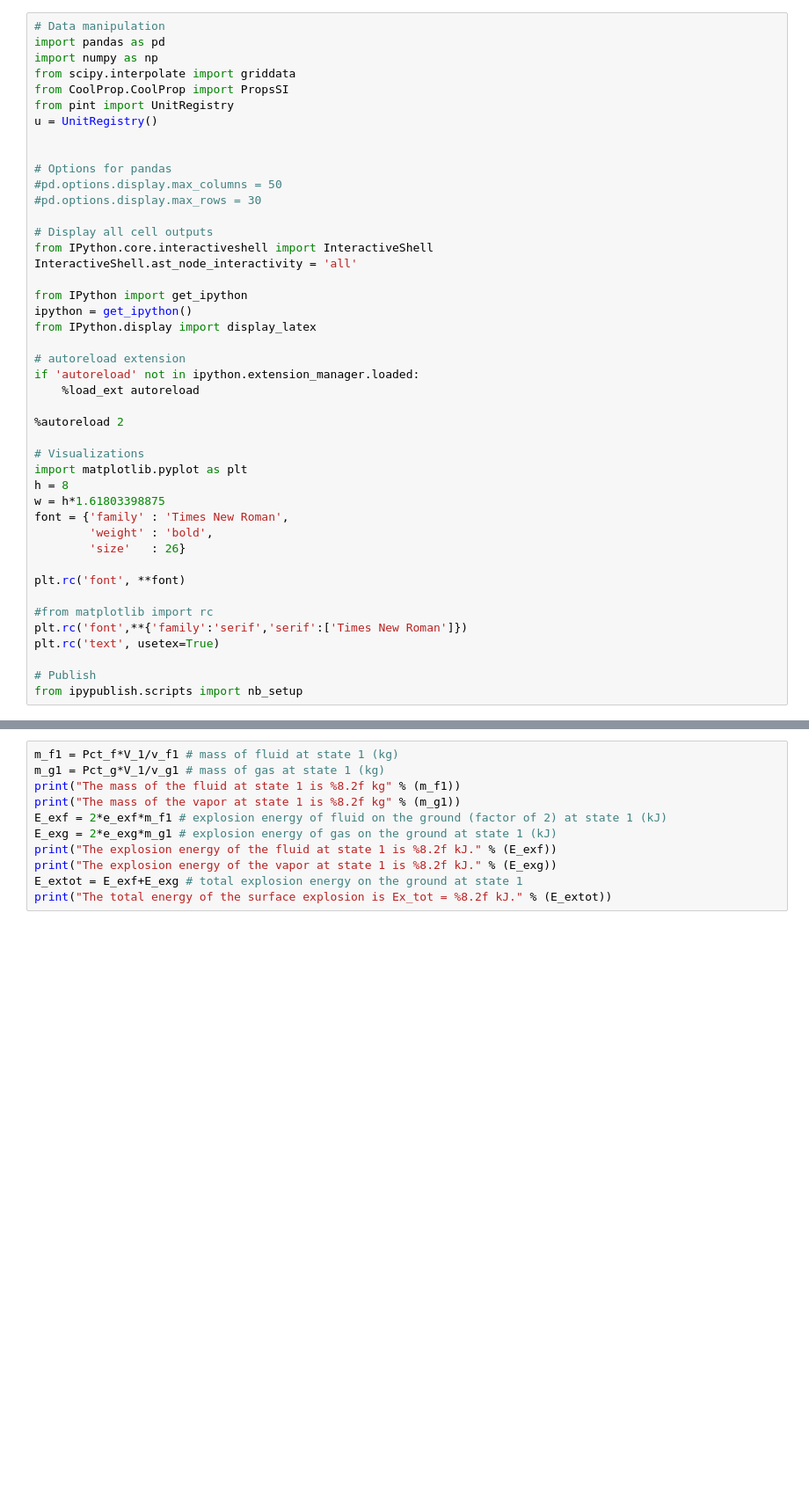
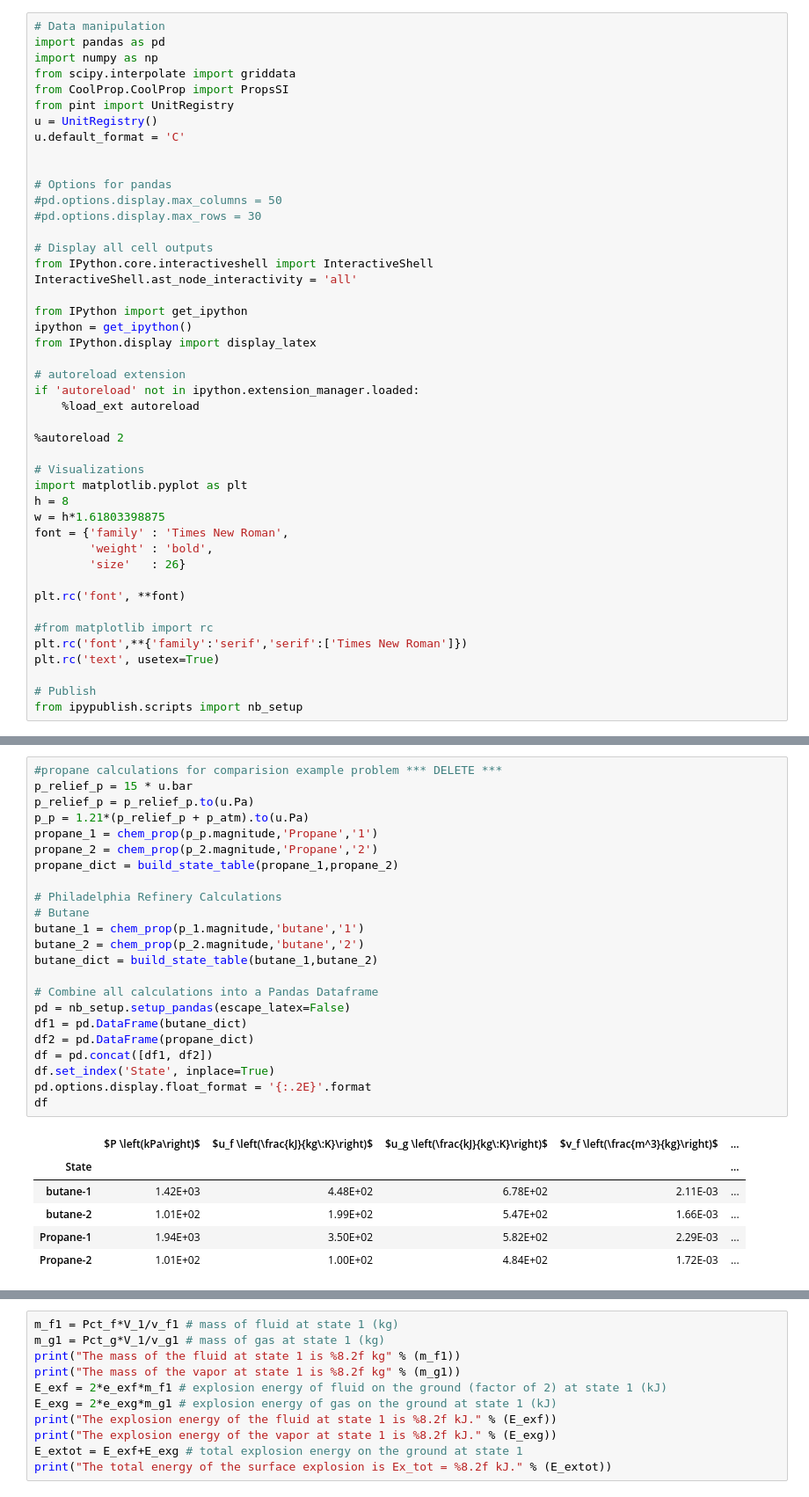
Before and after one commit to lightsquared/philadelphia_refinery, a Jupyter notebook: 4_analysis/philadelphia_refinery.ipynb, the cells around one changed output, grey strips where cells are left out. Shown at 88% size. Drawn from its saved outputs; the diff is of its cells as text; blank space fills up the shorter version.

```diff
--- a/4_analysis/philadelphia_refinery.ipynb
+++ b/4_analysis/philadelphia_refinery.ipynb
@@ -6,6 +6,7 @@ from scipy.interpolate import griddata
 from CoolProp.CoolProp import PropsSI
 from pint import UnitRegistry
 u = UnitRegistry()
+u.default_format = 'C'
 
 
 # Options for pandas
@@ -338,3 +364,33 @@ p_1_s = print('{:~.2f} ({:~.2f})'.format(p_1.to(u.psi), p_1.to(u.MPa)))
+# %%
+#propane calculations for comparision example problem *** DELETE ***
+p_relief_p = 15 * u.bar
+p_relief_p = p_relief_p.to(u.Pa)
+p_p = 1.21*(p_relief_p + p_atm).to(u.Pa)
+propane_1 = chem_prop(p_p.magnitude,'Propane','1')
+propane_2 = chem_prop(p_2.magnitude,'Propane','2')
+propane_dict = build_state_table(propane_1,propane_2)
+
+# Philadelphia Refinery Calculations
+# Butane
+butane_1 = chem_prop(p_1.magnitude,'butane','1')
+butane_2 = chem_prop(p_2.magnitude,'butane','2')
+butane_dict = build_state_table(butane_1,butane_2)
+
+# Combine all calculations into a Pandas Dataframe
+pd = nb_setup.setup_pandas(escape_latex=False)
+df1 = pd.DataFrame(butane_dict)
+df2 = pd.DataFrame(propane_dict)
+df = pd.concat([df1, df2])
+df.set_index('State', inplace=True)
+pd.options.display.float_format = '{:.2E}'.format
+df
+# %% [output]
+|  | $P \left(kPa\right)$ | $u_f \left(\frac{kJ}{kg\:K}\right)$ | $u_g \left(\frac{kJ}{kg\:K}\right)$ | $v_f \left(\frac{m^3}{kg}\right)$ | ... |
+| State |  |  |  |  | ... |
+| butane-1 | 1.42E+03 | 4.48E+02 | 6.78E+02 | 2.11E-03 | ... |
+| butane-2 | 1.01E+02 | 1.99E+02 | 5.47E+02 | 1.66E-03 | ... |
+| Propane-1 | 1.94E+03 | 3.50E+02 | 5.82E+02 | 2.29E-03 | ... |
+| Propane-2 | 1.01E+02 | 1.00E+02 | 4.84E+02 | 1.72E-03 | ... |
 # %%
 print_ie('1','butane',0)
 print_ie('2','butane',1)
```
Also changed, not shown: parts of 28 cells of this notebook, 39 other files.
